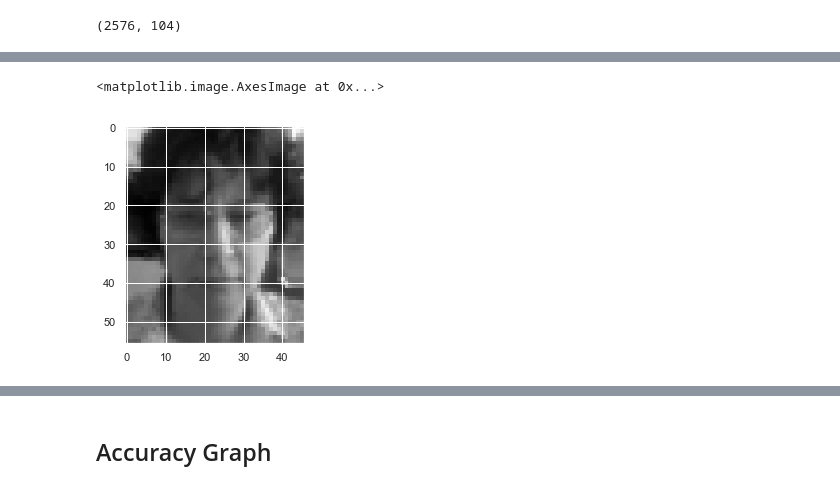
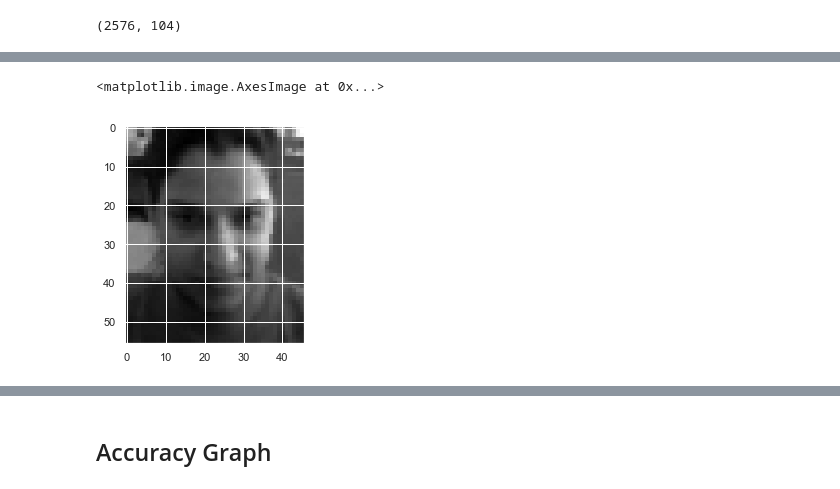
Before and after one commit to patrickreich/patternrec, a Jupyter notebook: CW1.ipynb, the cells around one changed output, grey strips where cells are left out. Drawn from its saved outputs; the diff is of its cells as text; code cells hidden in the pictures.

```diff
--- a/CW1.ipynb
+++ b/CW1.ipynb
@@ -458,9 +476,9 @@ print(face_train_id_arg)
 # %%
-test_image_nn = face_test[:,3].reshape(46,56)
+test_image_nn = face_test[:,2].reshape(46,56)
 plt.imshow(test_image_nn.T, cmap = 'gist_gray')
 # %% [output]
 <matplotlib.image.AxesImage at 0x...>
-[figure, old version]
+[figure, new version]
 # %%
 train_image_nn = face_train[:,index_min].reshape(46,56)
 plt.imshow(train_image_nn.T, cmap = 'gist_gray')
```
Also changed, not shown: parts of 9 cells of this notebook, 4 other files.
